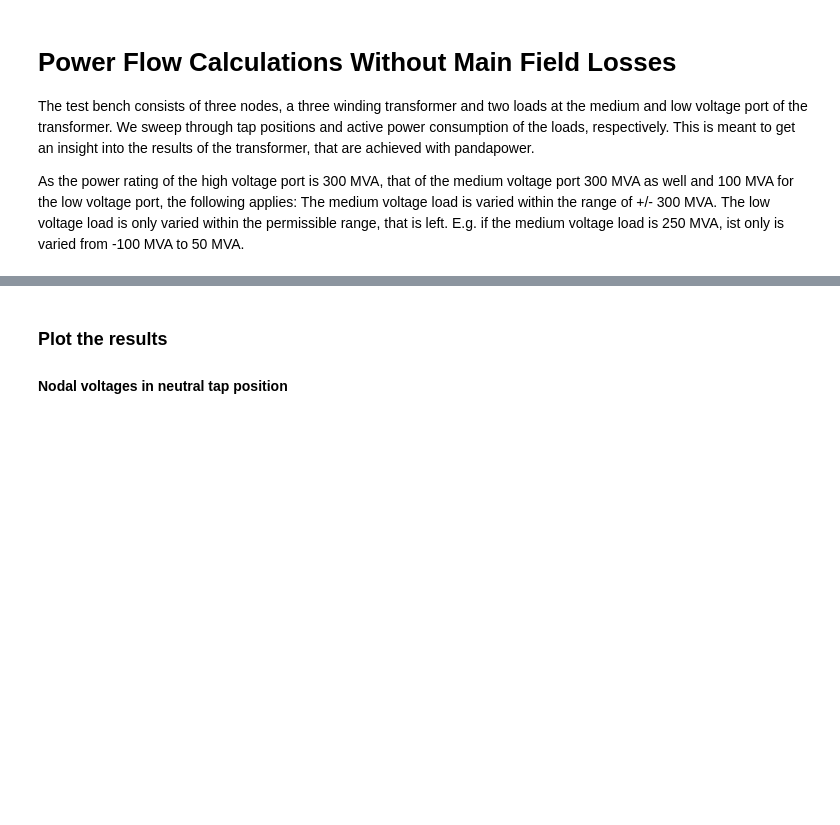
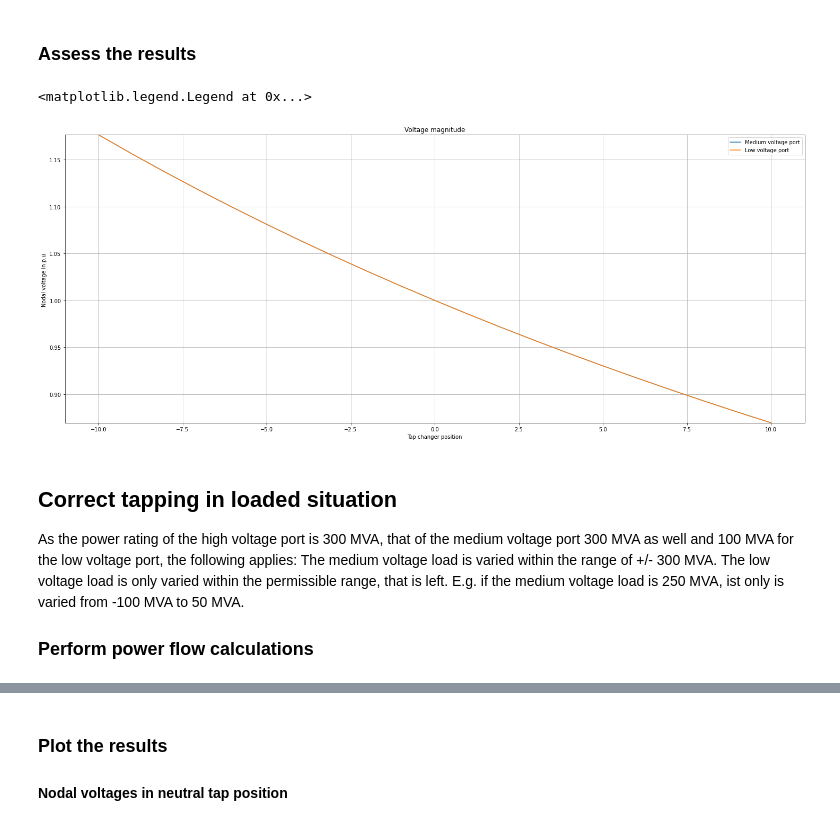
Before and after one commit to ckittl/transformerCalculationValidation, a Jupyter notebook: validation/pandapower/three_winding/WithoutMainFieldLosses.ipynb, the cells around one changed output, grey strips where cells are left out. Cells and saved outputs as stored; diff of their text form; code cells hidden in the pictures; blank space fills up the shorter version.

Commit message:
Assessing tap changer's behaviour in no-load and loaded situation

```diff
--- a/validation/pandapower/three_winding/WithoutMainFieldLosses.ipynb
+++ b/validation/pandapower/three_winding/WithoutMainFieldLosses.ipynb
@@ -0,0 +10,10 @@
+# %%
+s_rated_hv_mva: float = 300
+s_rated_mv_mva: float = 300
+s_rated_lv_mva: float = 100
+tap_min: int = -10
+tap_max: int = 10
+tap_range = range(tap_min, tap_max + 1)
+v_ref_kv: float = 380
+s_ref_mva: float = 300
+p_step_size: float = 0.25  # in p.u.
@@ -1,15 +25,52 @@
+# %%
+import pandapower as pp
+
+from calculation.pandapower.TestGrid import test_grid_three_winding
+
+v_mv_pu = []
+v_lv_pu = []
+for tap_pos in tap_range:
+    # Create the grid without any loading
+    net = test_grid_three_winding(tap_pos=tap_pos, p_mv_mw=0.0, p_lv_mw=0.0, sn_mva=s_ref_mva, with_iron_losses=False,
+                                  tap_at_star_point=False)
+
+    # Perform the power flow calculation
+    pp.runpp(net)
+
+    # Extract voltage information and append results to result vector
+    v_mv_pu.append(net.res_bus.vm_pu[1])
+    v_lv_pu.append(net.res_bus.vm_pu[2])
+# %% [markdown]
+### Assess the results
+# %%
+from matplotlib import pyplot as plt
+import numpy as np
+
+v_min = min(v_lv_pu + v_mv_pu)
+v_max = max(v_lv_pu + v_mv_pu)
+
+fig, ax = plt.subplots(figsize=(25, 10))
+ax.set_title('Voltage magnitude')
+ax.set_xlabel('Tap changer position')
+ax.set_ylabel('Nodal voltage in p.u.')
+ax.set_ylim(v_min, v_max)
+ax.grid()
+ax.plot(np.array(tap_range), np.array(v_mv_pu), label='Medium voltage port')
+ax.plot(np.array(tap_range), np.array(v_lv_pu), label='Low voltage port')
+ax.legend()
+# %% [output]
+<matplotlib.legend.Legend at 0x...>
+[figure, added]
 # %% [markdown]
-# Power Flow Calculations Without Main Field Losses
-
-The test bench consists of three nodes, a three winding transformer and two loads at the medium and low voltage port of
-the transformer. We sweep through tap positions and active power consumption of the loads, respectively.
-This is meant to get an insight into the results of the transformer, that are achieved with pandapower.
+## Correct tapping in loaded situation
 
 As the power rating of the high voltage port is 300 MVA, that of the medium voltage port 300 MVA as well and 100 MVA for
 the low voltage port, the following applies:
 The medium voltage load is varied within the range of +/- 300 MVA.
 The low voltage load is only varied within the permissible range, that is left.
 E.g. if the medium voltage load is 250 MVA, ist only is varied from -100 MVA to 50 MVA.
+
+### Perform power flow calculations
 # %%
 # Specify information about persisted entities
 import json
```
Also changed, not shown: parts of 7 cells of this notebook, 3 other files.
